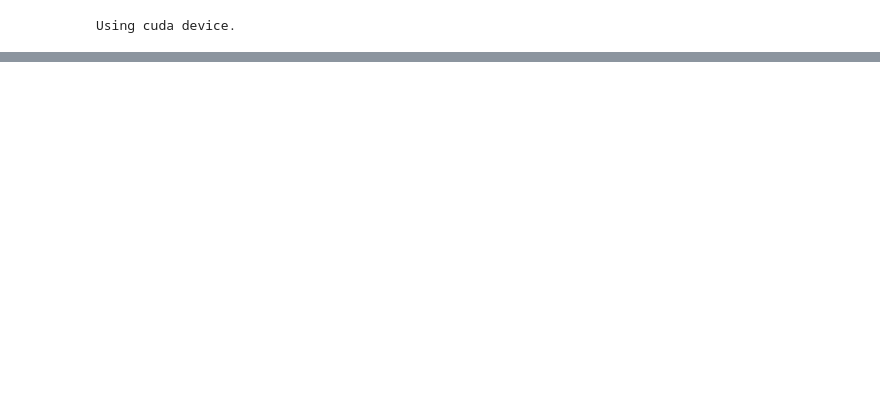
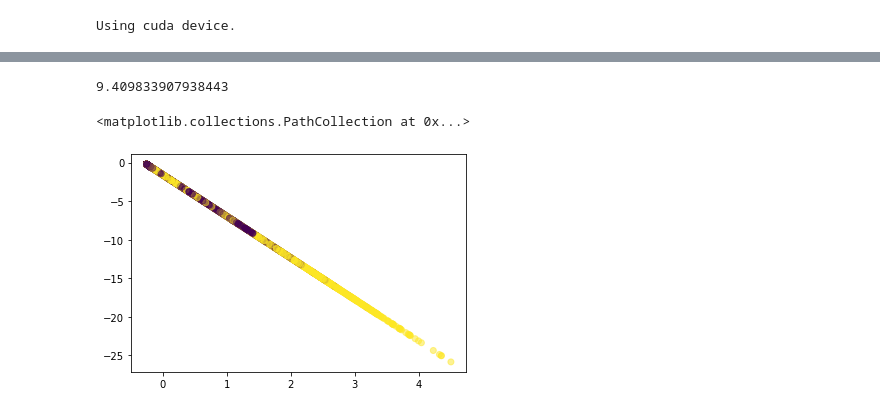
Before and after one commit to molecularmachinist/somethingwithflow, a Jupyter notebook: autoencoder.ipynb, the cells around one changed output, grey strips where cells are left out. Cells and saved outputs as stored; diff of their text form; code cells hidden in the pictures; blank space fills up the shorter version.

```diff
--- a/autoencoder.ipynb
+++ b/autoencoder.ipynb
@@ -153,2 +166,15 @@ Error on test set: 1.7684028959193199
+# %%
+scaled_back_X = scaler.inverse_transform(testX.cpu())
+scaled_back_dec = scaler.inverse_transform(dec)
+scaled_back_error = np.mean((scaled_back_dec - scaled_back_X)**2)
+print(scaled_back_error)
+# %% [output]
+9.409833907938443
+# %%
+
+plt.scatter(enc[:,0], enc[:,1], c=ids[test_indices], alpha=0.5)
+# %% [output]
+<matplotlib.collections.PathCollection at 0x...>
+[figure, added]
 # %%
 # Plotting running means of atom positions for reconstruction and original
```
Also changed, not shown: parts of 14 cells of this notebook, 3 other files.
